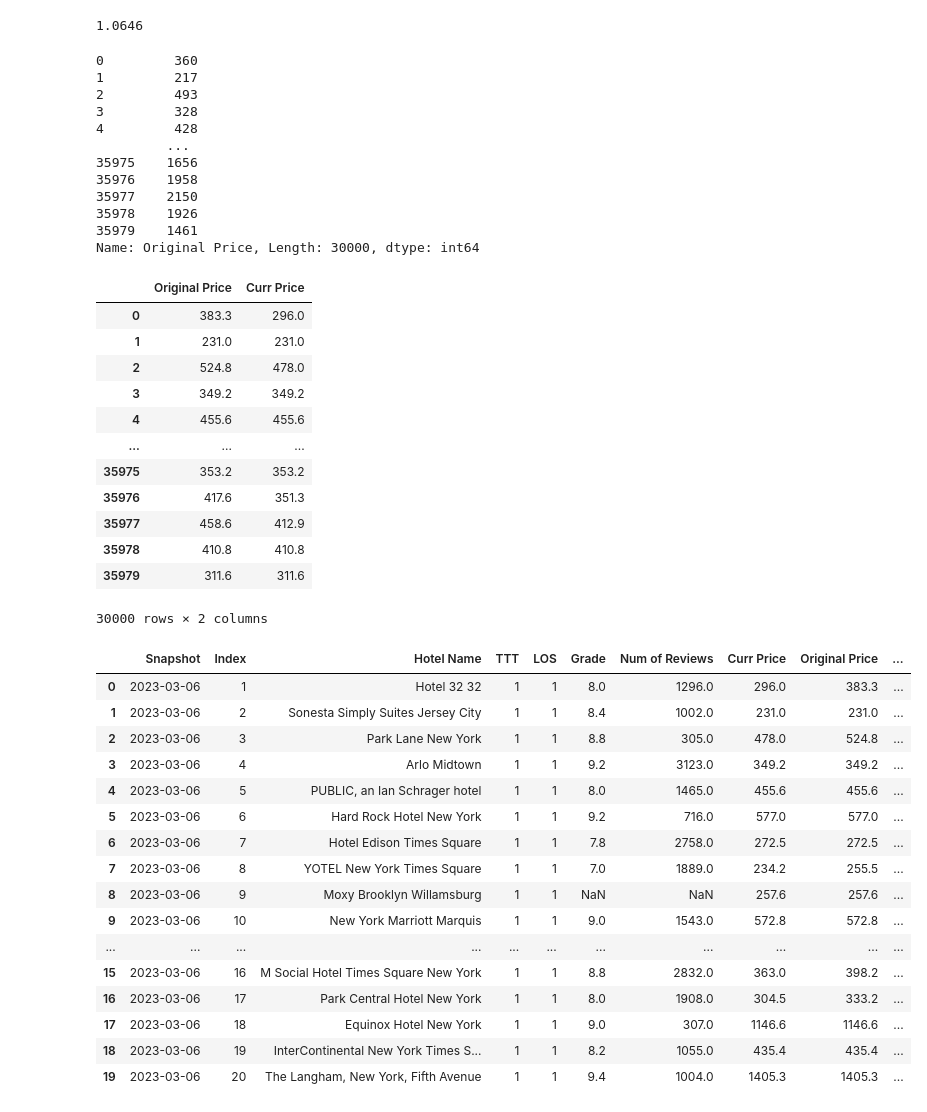
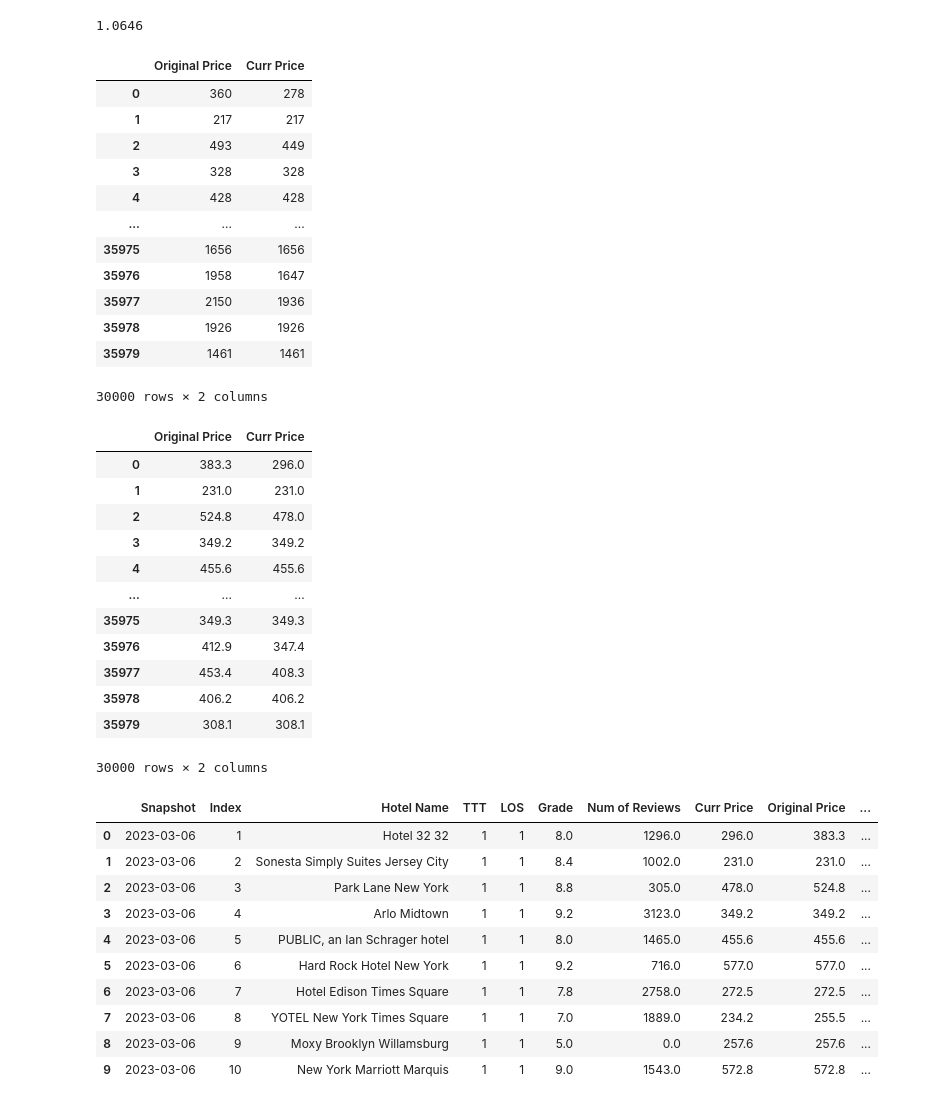
Before and after one commit to yarinr25/DSF---final-project, a Jupyter notebook: Notebooks/expedia/expedia_cleaning.ipynb, the cells around one changed output. Drawn from its saved outputs; the diff is of its cells as text; code cells hidden in the pictures.

```diff
--- a/Notebooks/expedia/expedia_cleaning.ipynb
+++ b/Notebooks/expedia/expedia_cleaning.ipynb
@@ -38,2 +74,2 @@ df['Num of Reviews'] = df['Num of Reviews'].apply(lambda x: int(re.sub("[^0-9]",
 # %%
-df['Num of Reviews']
+df['Num of Reviews'] = df['Num of Reviews'].fillna(0)
@@ -85,3 +98,6 @@ Name: Hotel Name, dtype: int64
+# %%
+#we choose to fill the missing values with a random number between 5 and 6 - whiche means that the hotel has a low grade
+df['Grade'] = df['Grade'].fillna(round(random.uniform(5, 6),1))
 # %%
 df['Curr Price'] = df['Curr Price'].apply(lambda x: x.split('€')[1])
 # %%
@@ -146,18 +165,19 @@ curr_dict[df['Snapshot'].iloc[0]]
 # %% [output]
 1.0646
 # %%
-df['Original Price']
+df[['Original Price','Curr Price']]
 # %% [output]
+|  | Original Price | Curr Price |
+| 0 | 360 | 278 |
+| 1 | 217 | 217 |
+| 2 | 493 | 449 |
+| 3 | 328 | 328 |
+| 4 | 428 | 428 |
+| ... | ... | ... |
+| 35975 | 1656 | 1656 |
+| 35976 | 1958 | 1647 |
+| 35977 | 2150 | 1936 |
+| 35978 | 1926 | 1926 |
+| 35979 | 1461 | 1461 |
-0         360
-1         217
-2         493
-3         328
-4         428
-         ...
-35975    1656
-35976    1958
-35977    2150
-35978    1926
-35979    1461
-Name: Original Price, Length: 30000, dtype: int64
+30000 rows × 2 columns
 # %%
@@ -176,10 +197,10 @@ df[['Original Price','Curr Price']]
 | 3 | 349.2 | 349.2 |
 | 4 | 455.6 | 455.6 |
 | ... | ... | ... |
-| 35975 | 353.2 | 353.2 |
-| 35976 | 417.6 | 351.3 |
-| 35977 | 458.6 | 412.9 |
-| 35978 | 410.8 | 410.8 |
-| 35979 | 311.6 | 311.6 |
+| 35975 | 349.3 | 349.3 |
+| 35976 | 412.9 | 347.4 |
+| 35977 | 453.4 | 408.3 |
+| 35978 | 406.2 | 406.2 |
+| 35979 | 308.1 | 308.1 |
 30000 rows × 2 columns
 # %%
@@ -190,22 +213,16 @@ df[['Is refundable','Late payment', 'Option Member']] = df[['Is refundable','Lat
 # %%
 df['Extras included'] = df['Extras included'].apply(lambda x: 1 if not pd.isnull(x) else 0)
 # %%
-df.head(20)
+df.head(10)
 # %% [output]
 |  | Snapshot | Index | Hotel Name | TTT | LOS | Grade | Num of Reviews | Curr Price | Original Price | ... |
 | 0 | 2023-03-06 | 1 | Hotel 32 32 | 1 | 1 | 8.0 | 1296.0 | 296.0 | 383.3 | ... |
 | 1 | 2023-03-06 | 2 | Sonesta Simply Suites Jersey City | 1 | 1 | 8.4 | 1002.0 | 231.0 | 231.0 | ... |
 | 2 | 2023-03-06 | 3 | Park Lane New York | 1 | 1 | 8.8 | 305.0 | 478.0 | 524.8 | ... |
 | 3 | 2023-03-06 | 4 | Arlo Midtown | 1 | 1 | 9.2 | 3123.0 | 349.2 | 349.2 | ... |
 | 4 | 2023-03-06 | 5 | PUBLIC, an Ian Schrager hotel | 1 | 1 | 8.0 | 1465.0 | 455.6 | 455.6 | ... |
 | 5 | 2023-03-06 | 6 | Hard Rock Hotel New York | 1 | 1 | 9.2 | 716.0 | 577.0 | 577.0 | ... |
 | 6 | 2023-03-06 | 7 | Hotel Edison Times Square | 1 | 1 | 7.8 | 2758.0 | 272.5 | 272.5 | ... |
 | 7 | 2023-03-06 | 8 | YOTEL New York Times Square | 1 | 1 | 7.0 | 1889.0 | 234.2 | 255.5 | ... |
-| 8 | 2023-03-06 | 9 | Moxy Brooklyn Willamsburg | 1 | 1 | NaN | NaN | 257.6 | 257.6 | ... |
+| 8 | 2023-03-06 | 9 | Moxy Brooklyn Willamsburg | 1 | 1 | 5.0 | 0.0 | 257.6 | 257.6 | ... |
 | 9 | 2023-03-06 | 10 | New York Marriott Marquis | 1 | 1 | 9.0 | 1543.0 | 572.8 | 572.8 | ... |
-| ... | ... | ... | ... | ... | ... | ... | ... | ... | ... | ... |
-| 15 | 2023-03-06 | 16 | M Social Hotel Times Square New York | 1 | 1 | 8.8 | 2832.0 | 363.0 | 398.2 | ... |
-| 16 | 2023-03-06 | 17 | Park Central Hotel New York | 1 | 1 | 8.0 | 1908.0 | 304.5 | 333.2 | ... |
-| 17 | 2023-03-06 | 18 | Equinox Hotel New York | 1 | 1 | 9.0 | 307.0 | 1146.6 | 1146.6 | ... |
-| 18 | 2023-03-06 | 19 | InterContinental New York Times S... | 1 | 1 | 8.2 | 1055.0 | 435.4 | 435.4 | ... |
-| 19 | 2023-03-06 | 20 | The Langham, New York, Fifth Avenue | 1 | 1 | 9.4 | 1004.0 | 1405.3 | 1405.3 | ... |
```
Also changed, not shown: parts of 29 cells of this notebook.
